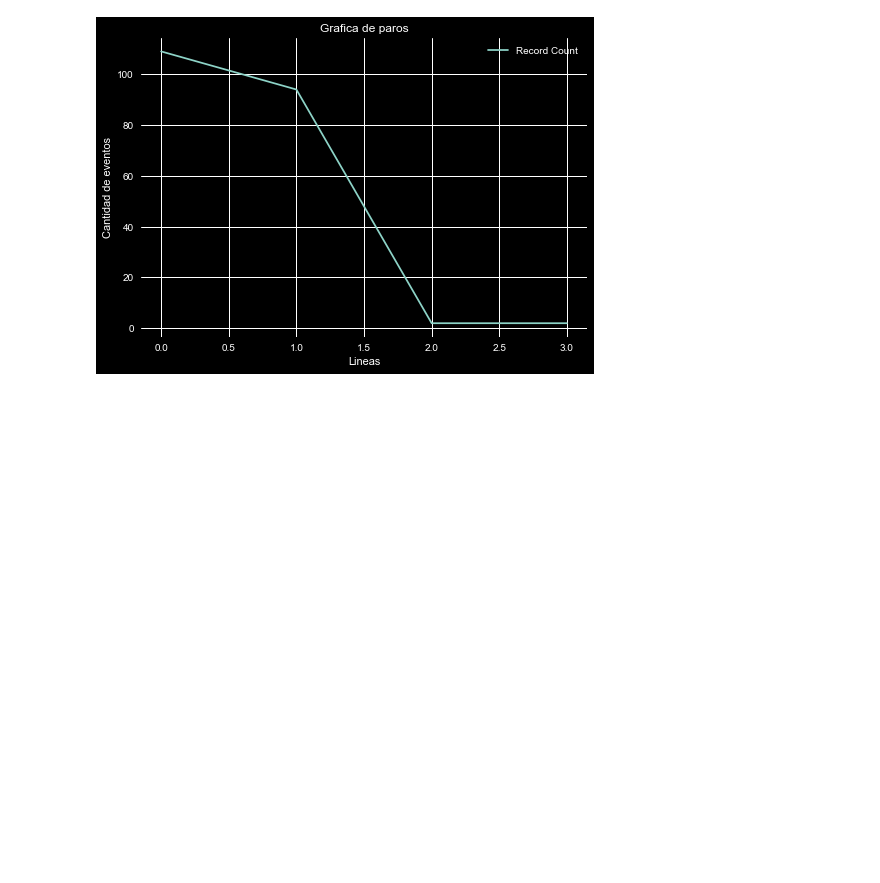
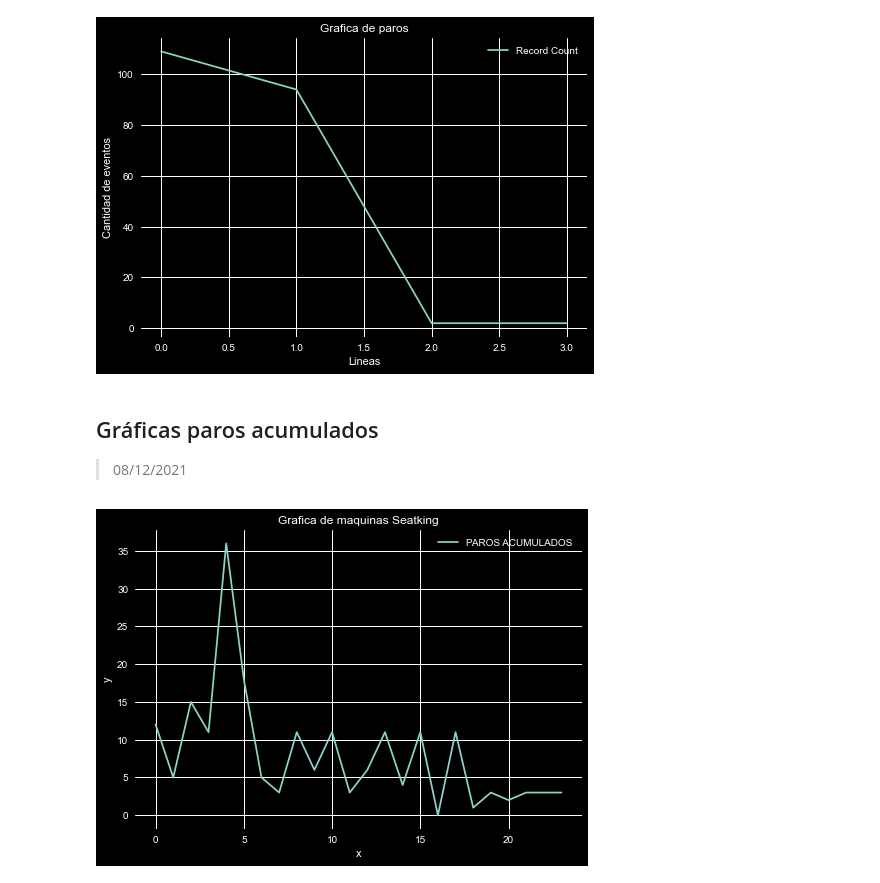
Before and after one commit to HiramTorres/OMM_DATA, a Jupyter notebook: analisis.ipynb, the cells around one changed output. Cells and saved outputs as stored; diff of their text form; code cells hidden in the pictures; blank space fills up the shorter version.

Commit message:
agregué datos de paros acumulados

```diff
--- a/analisis.ipynb
+++ b/analisis.ipynb
@@ -21,3 +21,17 @@ plt.ylabel("Cantidad de eventos")
 plt.show()
 # %% [output]
 [figure]
+# %% [markdown]
+## Gráficas paros acumulados
+
+>08/12/2021
+# %%
+data = pd.read_csv("KPI MANTTO 4.0_Copia de LISTADO DE MAQUINAS_Pivot table.csv")
+plot = data.plot()
+
+plt.title("Grafica de maquinas Seatking")
+plt.xlabel("x")
+plt.ylabel("y")
+plt.show()
+# %% [output]
+[figure, added]
```
Also changed, not shown: 1 other file.
